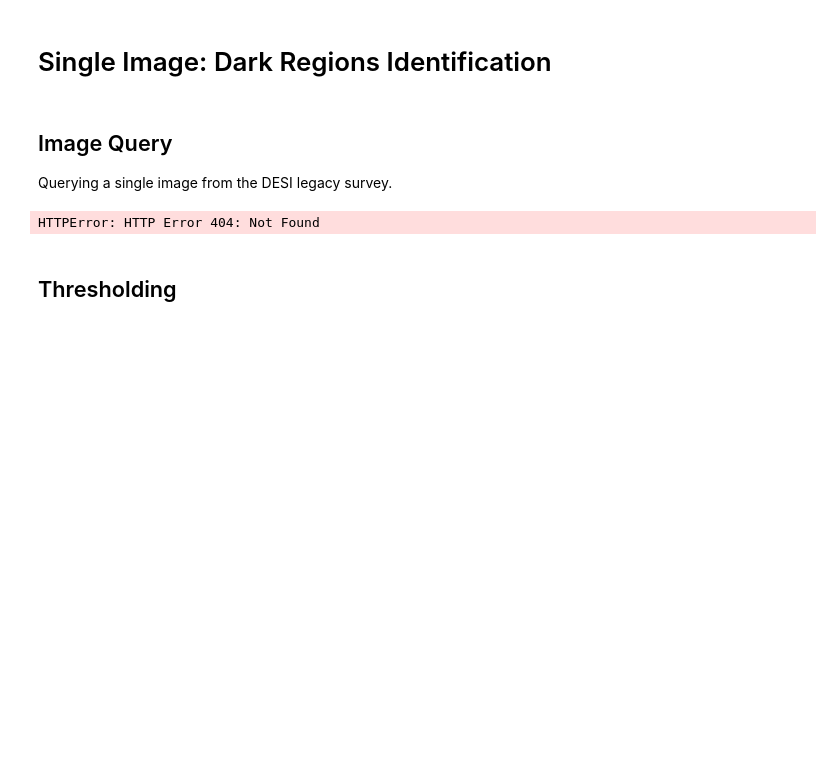
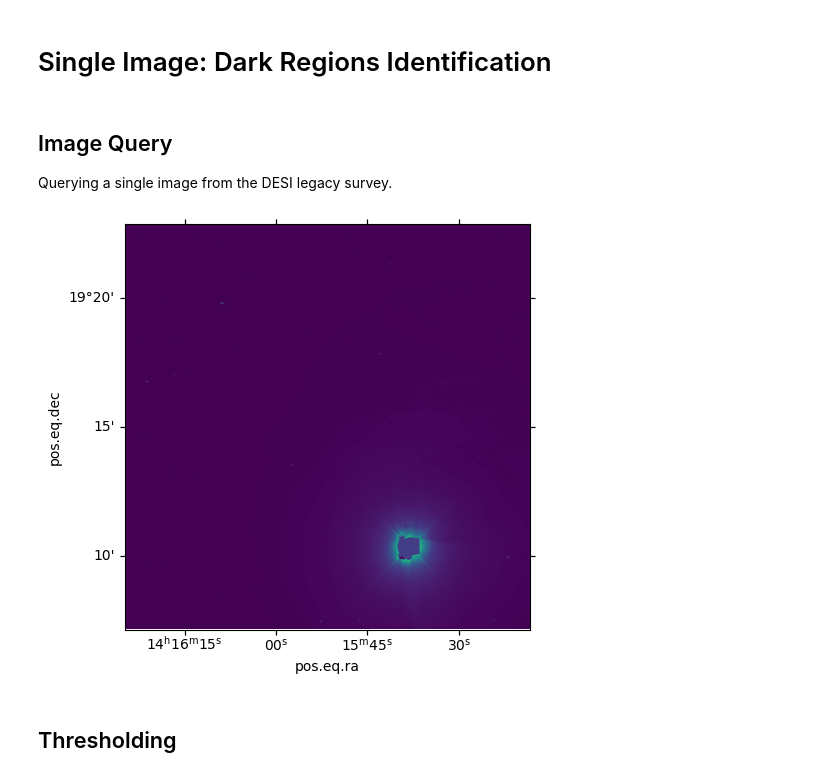
Before and after one commit to cyb0rb/WiFeS_Catalog, a Jupyter notebook: sep_to_dr.ipynb, the cells around one changed output. Saved outputs shown, nothing was run; the diff lists cells and outputs as text; code cells hidden in the pictures; blank space fills up the shorter version.

Commit message:
trying new brick

```diff
--- a/sep_to_dr.ipynb
+++ b/sep_to_dr.ipynb
@@ -12,29 +12,28 @@ Querying a single image from the DESI legacy survey.
 # %%
 url = "https://portal.nersc.gov/cfs/cosmo/data/legacysurvey/dr10/south/coadd/"
 # brick = "0001m002"
-#brick = "2139p192"
-brick="3000m040"
+brick = "2139p192"
 filters = "g"
 image_string = url + f"{brick[0:3]}/{brick}/legacysurvey-{brick}-image-{filters}.fits.fz"
 #print(image_string)
 
 test_image = fits.open(image_string)
 #print(test_image.info())
 #print(repr(test_image[1].header))
 
 wcs = WCS(test_image[1].header)
 
 zimage = test_image[1].data
 
 fig = plt.figure()
 ax = plt.subplot(111, projection=wcs)
 lon = ax.coords['ra']
 lat = ax.coords['dec']
 ax.imshow(zimage, norm='linear')
 
 plt.tight_layout()
 # %% [output]
-HTTPError: HTTP Error 404: Not Found
+[figure, added]
 # %% [markdown]
 ## Thresholding
 # %% [markdown]
```
Also changed, not shown: parts of 1 cell of this notebook, 1 other file.
